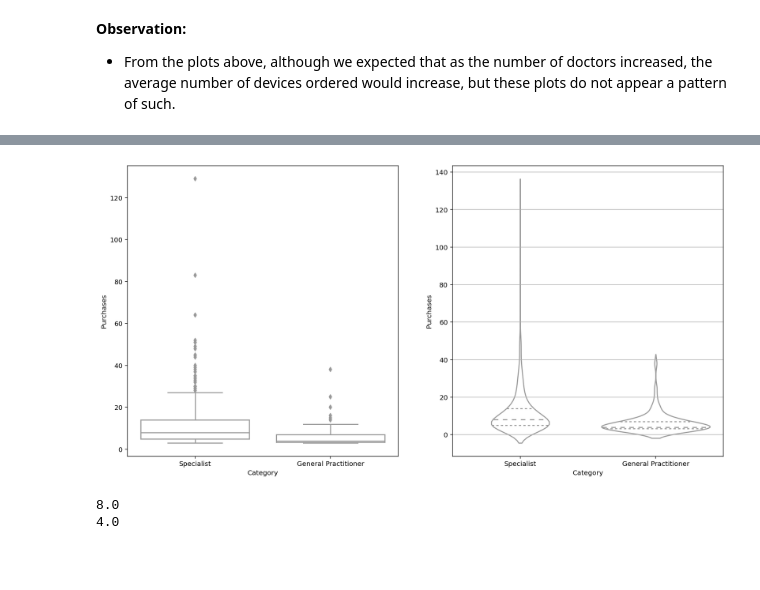
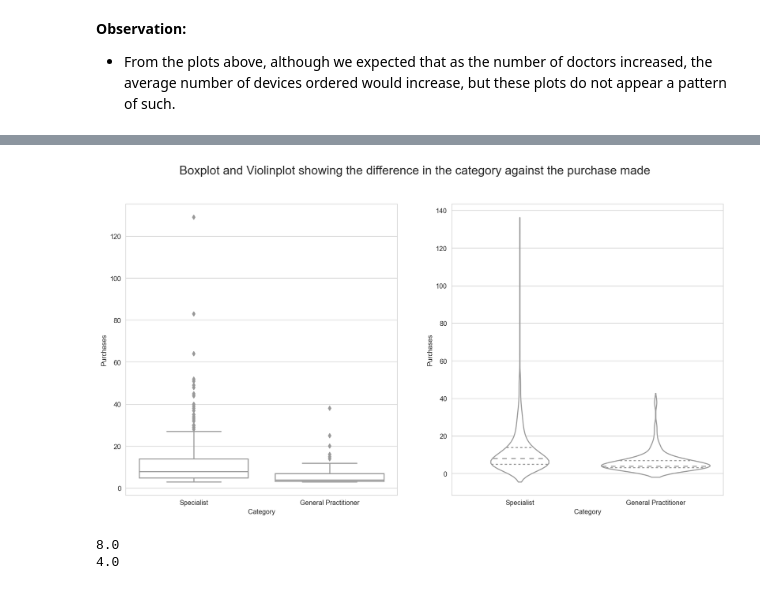
Before and after one commit to deelight-del/Clustering_doctors, a Jupyter notebook: Kprototype algorithm.ipynb, the cells around one changed output, grey strips where cells are left out. Drawn from its saved outputs; the diff is of its cells as text; code cells hidden in the pictures; blank space fills up the shorter version.

```diff
--- a/Kprototype algorithm.ipynb
+++ b/Kprototype algorithm.ipynb
@@ -653,18 +680,20 @@ plt.ylabel("Frequency");
 # %%
 plt.figure(figsize = [16, 8])
 
 plt.subplot(1, 2, 1)
 sns.boxplot(x = doctors_df["Category"],
            y = doctors_df["Purchases"],
            color="white")
 
 plt.subplot(1, 2, 2)
 sns.violinplot(x = doctors_df["Category"],
            y = doctors_df["Purchases"],
               color = "white", inner = "quartile")
-plt.grid(axis = "y");
+
+plt.suptitle("Boxplot and Violinplot showing the difference in the category against the purchase made",
+             fontsize = 18);
 # %% [output]
-[figure, old version]
+[figure, new version]
 # %%
 print(specialist_df["Purchases"].median())
 print(general_df["Purchases"].median())
```
Also changed, not shown: parts of 76 cells of this notebook, 1 other file.
